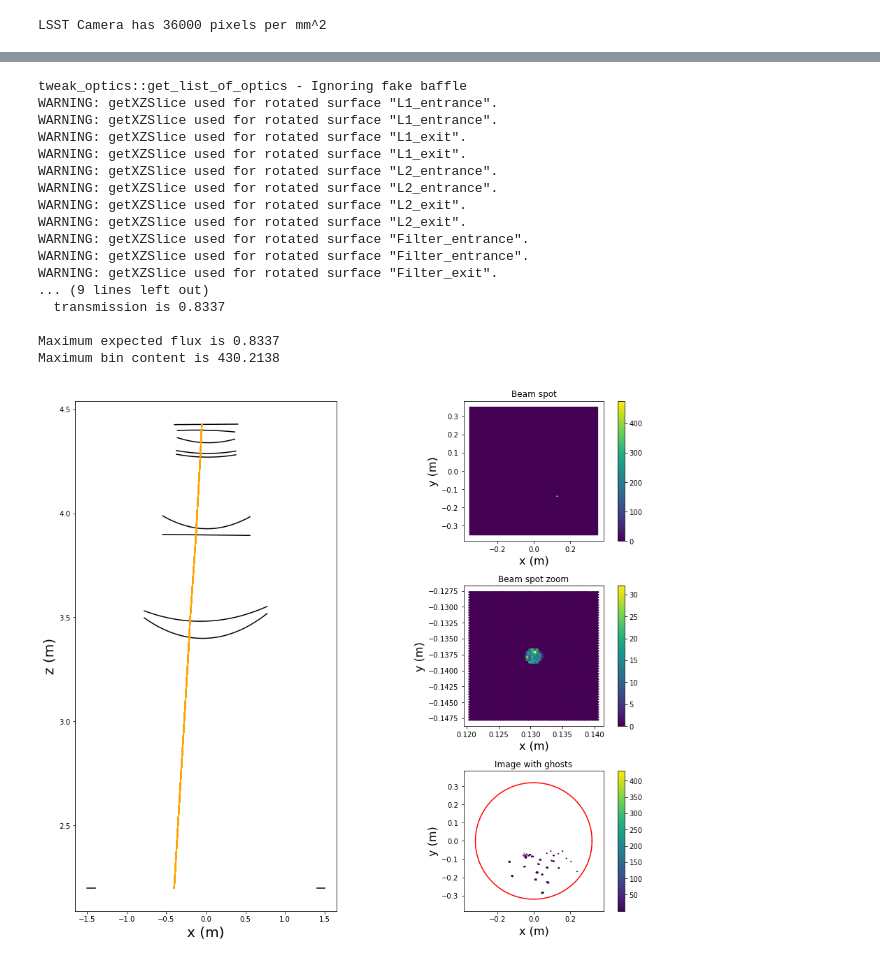
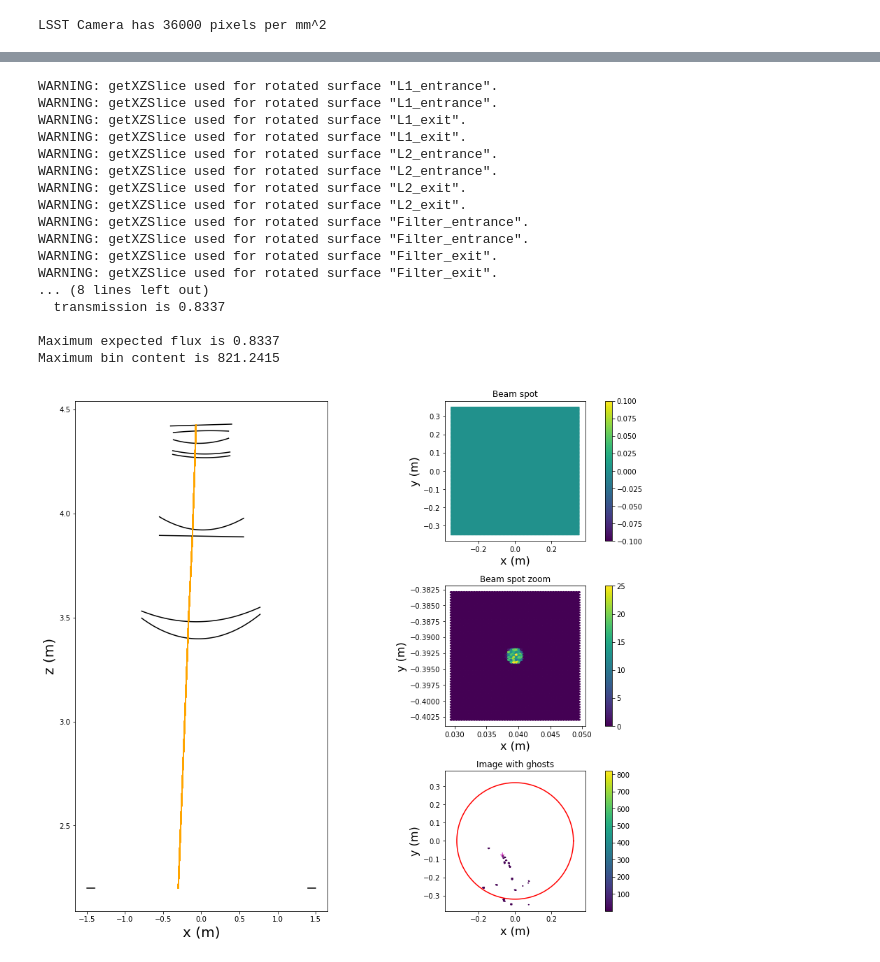
Before and after one commit to lsst-camera-dh/ghosts, a Jupyter notebook: notebooks/LSST_CCOB_ghosts_beam_test.ipynb, the cells around one changed output, grey strips where cells are left out. Drawn from its saved outputs; the diff is of its cells as text; code cells hidden in the pictures.

```diff
--- a/notebooks/LSST_CCOB_ghosts_beam_test.ipynb
+++ b/notebooks/LSST_CCOB_ghosts_beam_test.ipynb
@@ -218,39 +161,39 @@ tweak_optics.make_optics_reflective(rnd_telescope)
 
 # new beam
 new_beam = copy.deepcopy(BEAM_CONFIG_0)
-new_beam['x_offset'] = -0.4
-new_beam['y_offset'] = 0.04
+new_beam['x_offset'] = -0.3
+new_beam['y_offset'] = 0.6
 
-new_beam['x_euler'] = 9
-new_beam['y_euler'] = 3
+new_beam['x_euler'] = 17
+new_beam['y_euler'] = 6
 
 # Run simulation with standard beam config
 trace_full, r_forward, r_reverse, rays = simulator.run_simulation(rnd_telescope, beam_config=new_beam)
 simulation = [trace_full, r_forward, r_reverse, rays]
 
 # Check setup
 plotter.plot_setup(rnd_telescope, simulation)
 
 # camera and ghosts visualization
 spots_data, _spots = reduce_ghosts(r_forward)
 data_frame = make_data_frame(spots_data)
 _fig, _ax = plotter.plot_full_camera_and_spots(r_forward, data_frame, log_scale=True)
 # %% [output]
-tweak_optics::get_list_of_optics - Ignoring fake baffle
 WARNING: getXZSlice used for rotated surface "L1_entrance".
 WARNING: getXZSlice used for rotated surface "L1_entrance".
 WARNING: getXZSlice used for rotated surface "L1_exit".
 WARNING: getXZSlice used for rotated surface "L1_exit".
 WARNING: getXZSlice used for rotated surface "L2_entrance".
 WARNING: getXZSlice used for rotated surface "L2_entrance".
 WARNING: getXZSlice used for rotated surface "L2_exit".
 WARNING: getXZSlice used for rotated surface "L2_exit".
 WARNING: getXZSlice used for rotated surface "Filter_entrance".
 WARNING: getXZSlice used for rotated surface "Filter_entrance".
 WARNING: getXZSlice used for rotated surface "Filter_exit".
-... (9 lines left out)
+WARNING: getXZSlice used for rotated surface "Filter_exit".
+... (8 lines left out)
   transmission is 0.8337
 
 Maximum expected flux is 0.8337
-Maximum bin content is 430.2138
+Maximum bin content is 821.2415
-[figure, old version]
+[figure, new version]
```
Also changed, not shown: parts of 10 cells of this notebook, 15 other files.
